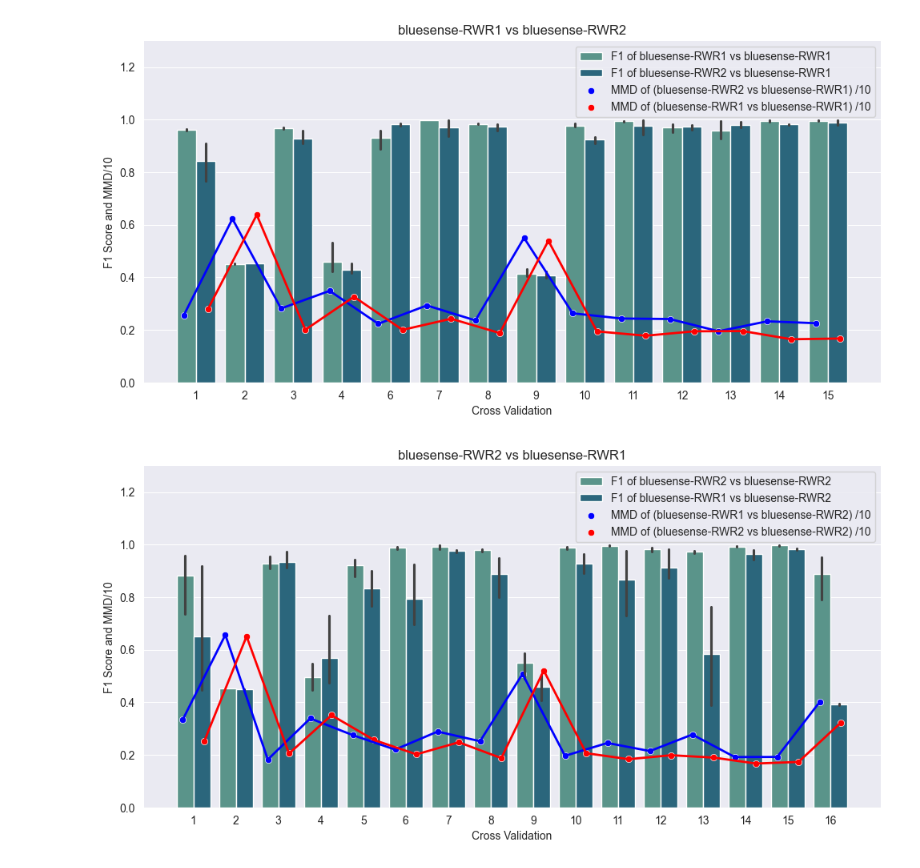
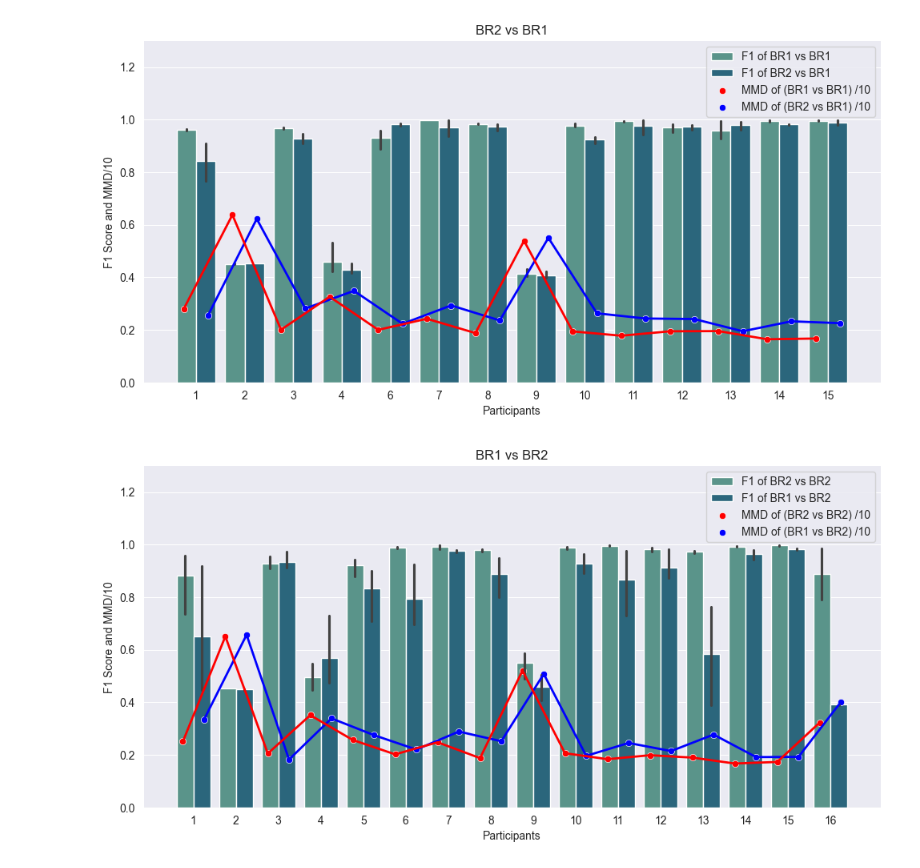
Before and after one commit to Gr33nMayhem/PERCOM_Variability_Research, a Jupyter notebook: notebooks/results_notebook/graph_creation_with_mmd.ipynb, the cells around one changed output. Drawn from its saved outputs; the diff is of its cells as text; code cells hidden in the pictures.

```diff
--- a/notebooks/results_notebook/graph_creation_with_mmd.ipynb
+++ b/notebooks/results_notebook/graph_creation_with_mmd.ipynb
@@ -163,6 +163,9 @@ def generate_graph_with_std(root_path, model_device, test_devices):
         os.makedirs(os.path.join(root_path, 'data', 'Run_logs', model_device, 'logs', 'mean_graphs'))
     # plt.savefig(os.path.join(root_path, 'data', 'Run_logs', model_device, 'logs', 'mean_graphs',
     #                          'F1 Score for Model trained with ' + model_device + '.png'))
+# %%
+sensor_abbrev = {'empatica-left': 'EL', 'empatica-right': 'ER', 'bluesense-LWR': 'BL', 'bluesense-RWR1': 'BR1',
+                 'bluesense-RWR2': 'BR2'}
 # %%
 # All the sensors used in the experiment
 sensor_list = [['empatica-left', 'empatica-right'], ['empatica-right', 'empatica-left'],
@@ -512,11 +609,13 @@ for pair in sensor_list:
                 break
             dict_results = {'f1': result2[3],
                             'cv': i + 1,
-                            'device_config': 'F1 of ' + sensor_test + ' vs ' + sensor_test, 'model_type': model}
+                            'device_config': 'F1 of ' + sensor_abbrev[sensor_test] + ' vs ' + sensor_abbrev[sensor_test],
+                            'model_type': model}
             result_list.append(dict_results)
             dict_results = {'f1': result1[3],
                             'cv': i + 1,
-                            'device_config': 'F1 of ' + sensor_train + ' vs ' + sensor_test, 'model_type': model}
+                            'device_config': 'F1 of ' + sensor_abbrev[sensor_train] + ' vs ' + sensor_abbrev[sensor_test],
+                            'model_type': model}
             result_list.append(dict_results)
 
 
@@ -525,8 +624,8 @@ for pair in sensor_list:
     # plot the f1 score for all participants as bar graph using sns catplot bar with colors red and blue
     sns.catplot(x='cv', y='f1', hue='device_config', data=df, kind='bar', aspect=2, height=5, palette='crest',
                 legend_out=False)
-    plt.title(sensor_test + ' vs ' + sensor_train)
-    plt.xlabel('Cross Validation')
+    plt.title(sensor_abbrev[sensor_train] + ' vs ' + sensor_abbrev[sensor_test])
+    plt.xlabel('Participants')
     plt.ylabel('F1 Score and MMD/10')
     # plot max y value is 1.1
     plt.ylim(0, 1.1)
@@ -563,8 +662,8 @@ for pair in sensor_list:
         mmd_2_1 = mmd_2_1.drop(mmd_2_1[mmd_2_1['CV'] == 16].index)
 
     # divide the df into two based on device_config
-    f1_1_1 = df[(df['device_config'] == 'F1 of ' + sensor_test + ' vs ' + sensor_test)]
-    f1_2_1 = df[(df['device_config'] == 'F1 of ' + sensor_train + ' vs ' + sensor_test)]
+    f1_1_1 = df[(df['device_config'] == 'F1 of ' + sensor_abbrev[sensor_test] + ' vs ' + sensor_abbrev[sensor_test])]
+    f1_2_1 = df[(df['device_config'] == 'F1 of ' + sensor_abbrev[sensor_train] + ' vs ' + sensor_abbrev[sensor_test])]
     # drop model_type
     f1_1_1 = f1_1_1.drop(columns='model_type')
     f1_2_1 = f1_2_1.drop(columns='model_type')
@@ -604,12 +703,13 @@ for pair in sensor_list:
     mmd_2_1 = mmd_2_1.reset_index()
 
     # change the index to be -0.25 to its current value
-    mmd_1_1.index = mmd_1_1.index + 0.25
-    mmd_2_1.index = mmd_2_1.index - 0.25
+    mmd_1_1.index = mmd_1_1.index - 0.25
+    mmd_2_1.index = mmd_2_1.index + 0.25
 
     # plot the mmd values not only as line but also as points on the graph
-    sns.scatterplot(data=mmd_2_1['mmd'], color='blue', label='MMD of (' + sensor_train + ' vs ' + sensor_test + ') /10')
-    sns.scatterplot(data=mmd_1_1['mmd'], color='red', label='MMD of (' + sensor_test + ' vs ' + sensor_test + ') /10')
+    sns.scatterplot(data=mmd_1_1['mmd'], color='red', label='MMD of (' + sensor_abbrev[sensor_test] + ' vs ' + sensor_abbrev[sensor_test] + ') /10')
+    sns.scatterplot(data=mmd_2_1['mmd'], color='blue', label='MMD of (' + sensor_abbrev[sensor_train] + ' vs ' + sensor_abbrev[sensor_test] + ') /10')
+
     # plot the mmd values on top of the f1 score. with x as cv, with thickness 2
     sns.lineplot(data=mmd_2_1['mmd'], color='blue', label='_no_legend',
                  linewidth=2)
@@ -633,2 +733,2 @@ plt.show()
-[figure, old version]
+[figure, new version]
-[figure, old version]
+[figure, new version]
```
Also changed, not shown: parts of 7 cells of this notebook, 2 other files.
